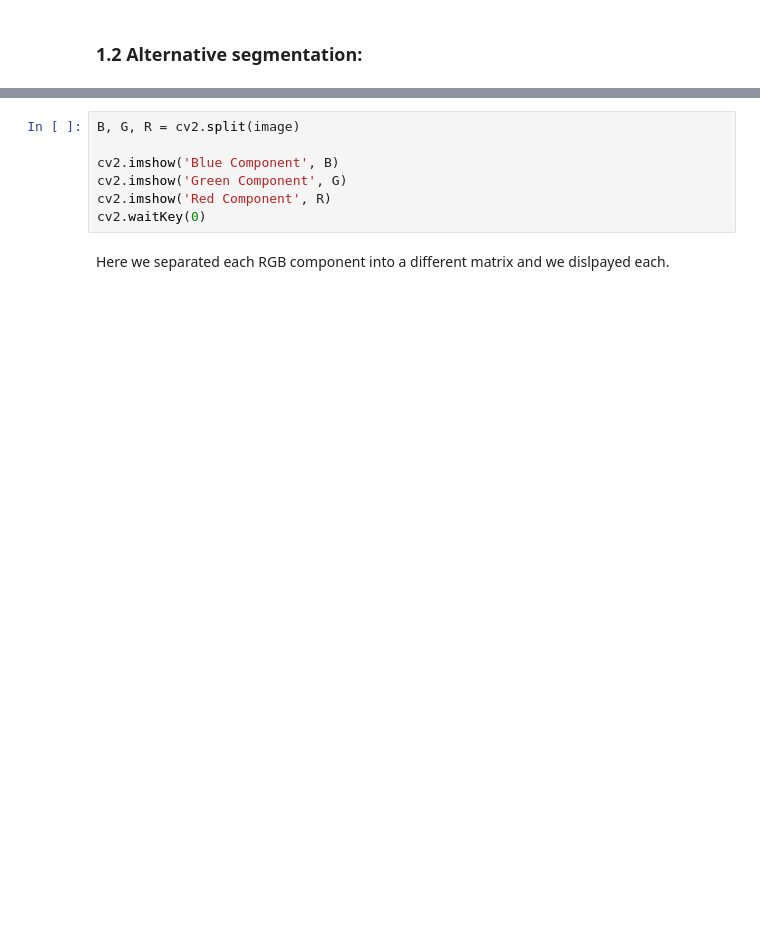
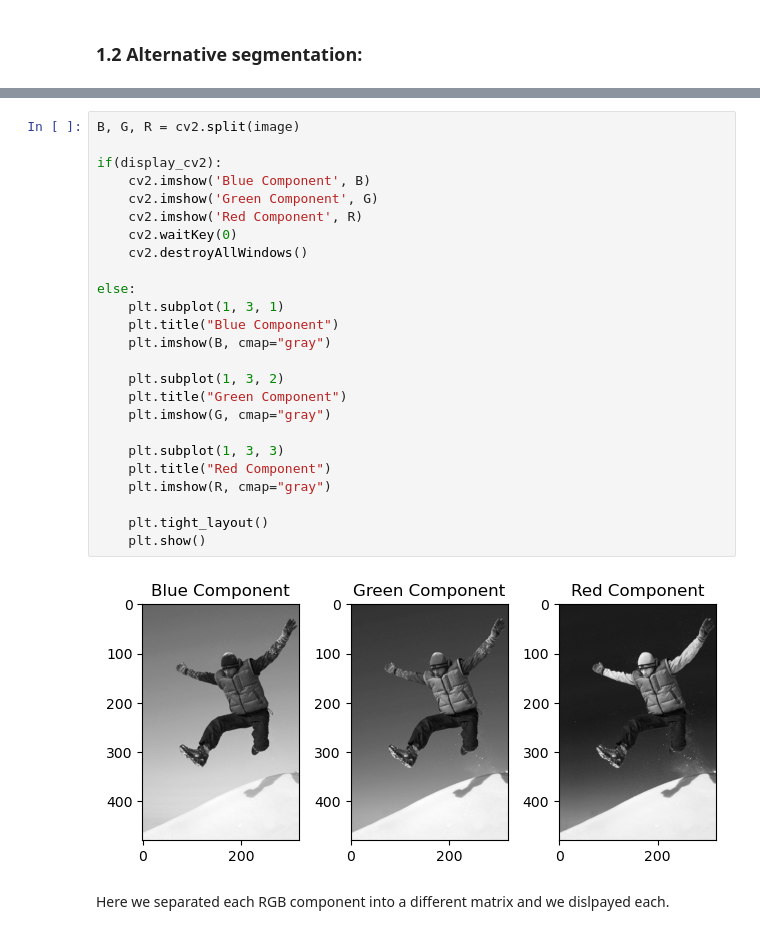
Before and after one commit to Miguel26-pixel/FEUP_SAM, a Jupyter notebook: Assignment2/ImageSegmentation.ipynb, the cells around one changed output, grey strips where cells are left out. Drawn from its saved outputs; the diff is of its cells as text; blank space fills up the shorter version.

```diff
--- a/Assignment2/ImageSegmentation.ipynb
+++ b/Assignment2/ImageSegmentation.ipynb
@@ -265,10 +314,30 @@ Here we got the original image and we displayed it.
 # %%
 B, G, R = cv2.split(image)
 
-cv2.imshow('Blue Component', B)
-cv2.imshow('Green Component', G)
-cv2.imshow('Red Component', R)
-cv2.waitKey(0)
+if(display_cv2):
+    cv2.imshow('Blue Component', B)
+    cv2.imshow('Green Component', G)
+    cv2.imshow('Red Component', R)
+    cv2.waitKey(0)
+    cv2.destroyAllWindows()
+
+else:
+    plt.subplot(1, 3, 1)
+    plt.title("Blue Component")
+    plt.imshow(B, cmap="gray")
+
+    plt.subplot(1, 3, 2)
+    plt.title("Green Component")
+    plt.imshow(G, cmap="gray")
+
+    plt.subplot(1, 3, 3)
+    plt.title("Red Component")
+    plt.imshow(R, cmap="gray")
+
+    plt.tight_layout()
+    plt.show()
+# %% [output]
+[figure, added]
 # %% [markdown]
 Here we separated each RGB component into a different matrix and we dislpayed each.
 # %%
```
Also changed, not shown: parts of 25 cells of this notebook.
